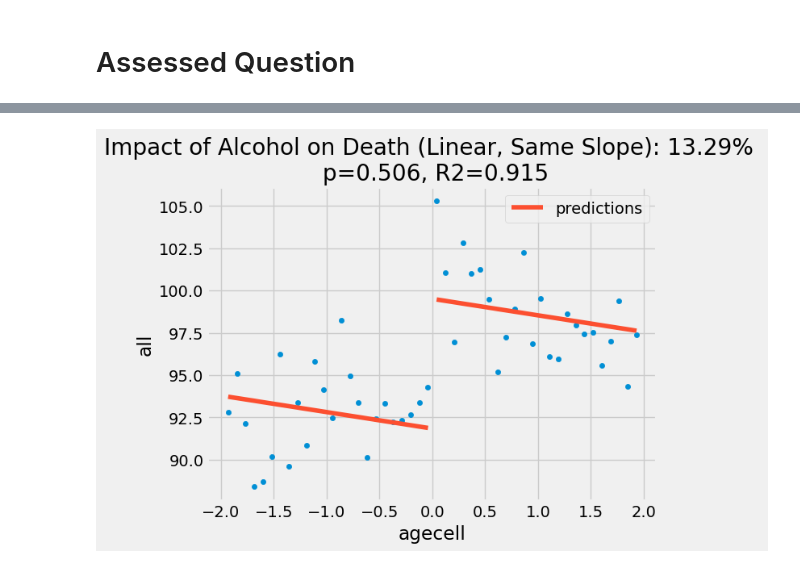
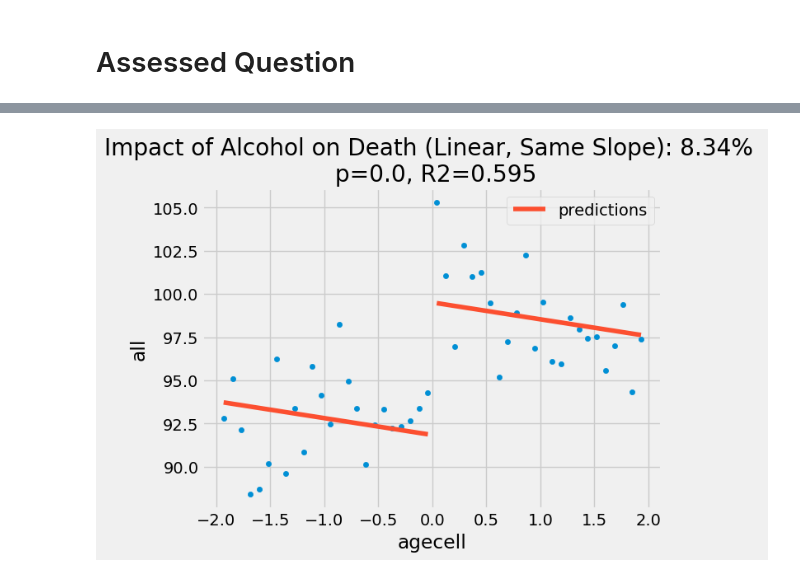
Before and after one commit to dianecomon/QM2, a Jupyter notebook: W09_Regression_Discontinuity.ipynb, the cells around one changed output, grey strips where cells are left out. Cells and saved outputs as stored; diff of their text form; code cells hidden in the pictures.

```diff
--- a/W09_Regression_Discontinuity.ipynb
+++ b/W09_Regression_Discontinuity.ipynb
@@ -539,7 +538,7 @@ print("Linear Same Slopes: Alcohol increases the chance of death by all causes b
 
 ax_linear_same = drinking.plot.scatter(x="agecell", y="all", color="C0")
 drinking.assign(predictions=model_linear_same.fittedvalues).plot(x="agecell", y="predictions", ax=ax_linear_same, color="C1")
-plt.title(f"Impact of Alcohol on Death (Linear, Same Slope): {np.round(ate_pct, 2)}% \n p={np.round(model.pvalues['threshold'], 3)}, R2={np.round(model.rsquared, 3)}")
+plt.title(f"Impact of Alcohol on Death (Linear, Same Slope): {np.round(ate_pct_linear_same, 2)}% \n p={np.round(model_linear_same.pvalues['threshold'], 3)}, R2={np.round(model_linear_same.rsquared, 3)}")
 plt.show()
 
 # RESULTS
@@ -556,14 +555,14 @@ Time:                        13:46:01   Log-Likelihood:                -110.41
 No. Observations:                  48   AIC:                             226.8
 Df Residuals:                      45   BIC:                             232.4
 Df Model:                           2
 Covariance Type:            nonrobust
 ==============================================================================
 ... (11 lines left out)
 
 Notes:
 [1] Standard Errors assume that the covariance matrix of the errors is correctly specified.
 Linear Same Slopes: Alcohol increases the chance of death by all causes by 8.34%
-[figure, old version]
+[figure, new version]
 # %%
 # Linear, Different Slopes
 model_linear_diff = smf.wls("all ~ agecell * threshold", rdd_df).fit()
```
Also changed, not shown: parts of 7 cells of this notebook.
